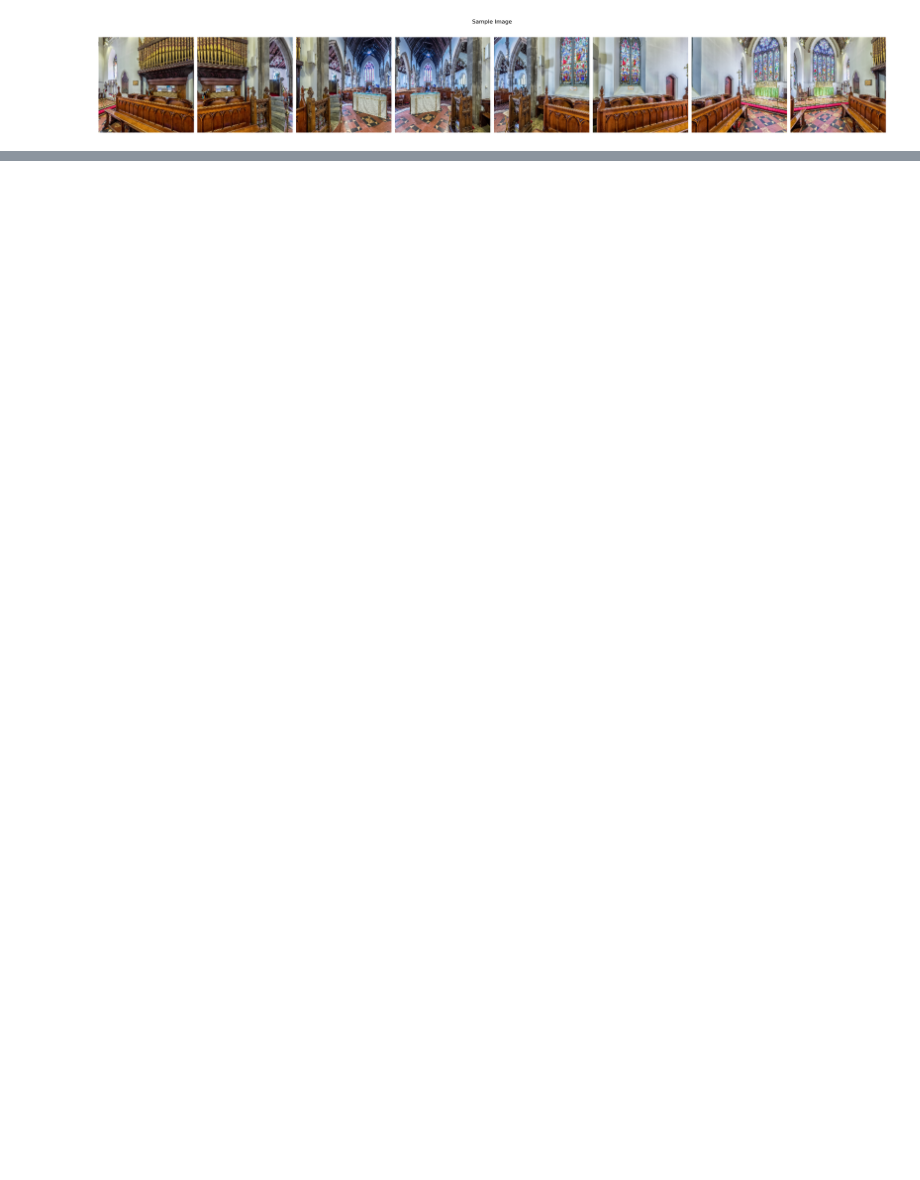
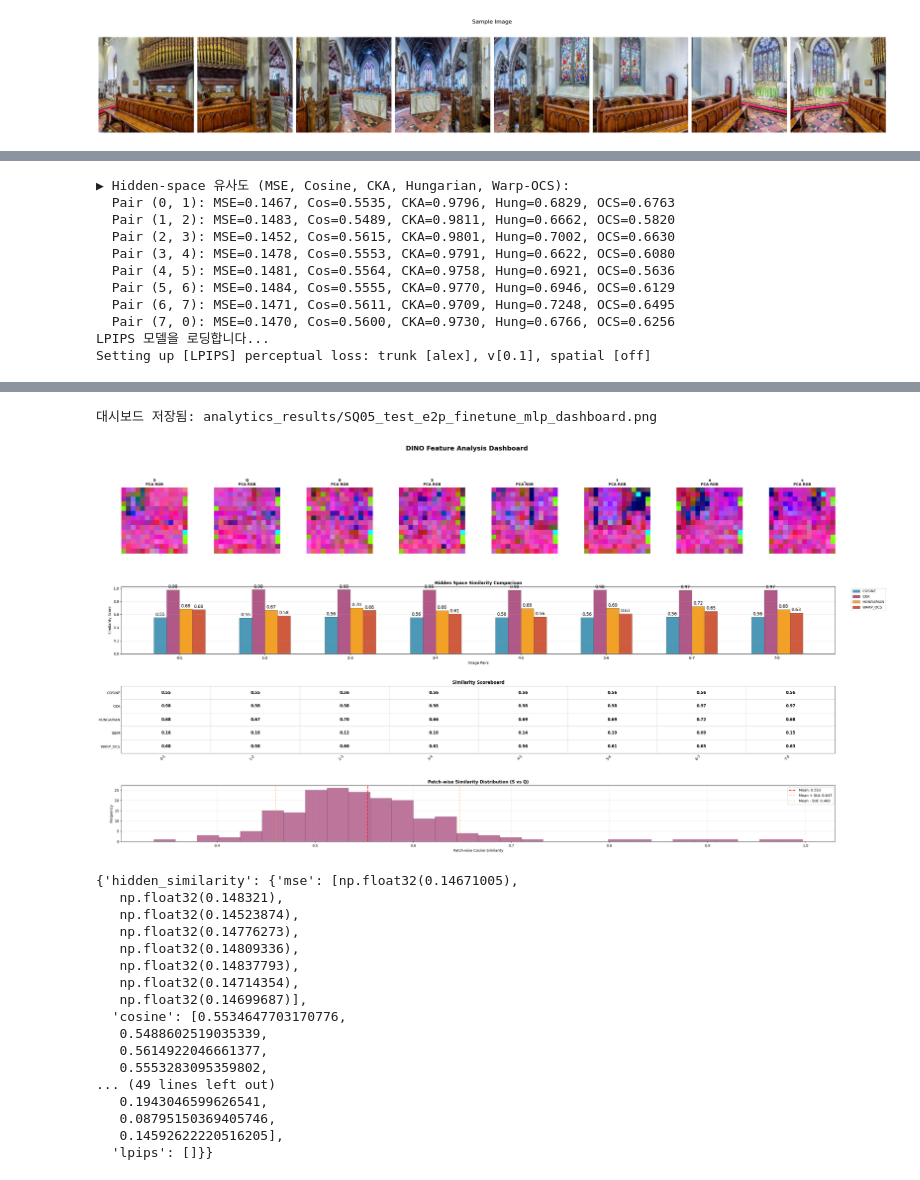
Before and after one commit to wooseungw/panollava, a Jupyter notebook: extract_visual_features.ipynb, the cells around one changed output, grey strips where cells are left out. Saved outputs shown, nothing was run; the diff lists cells and outputs as text; code cells hidden in the pictures; blank space fills up the shorter version.

```diff
--- a/extract_visual_features.ipynb
+++ b/extract_visual_features.ipynb
@@ -213,0 +175,18 @@ Loading model from: /data/3_lib/miniconda3/envs/panovlm/lib/python3.12/site-pack
+# %%
+visualizer.create_comprehensive_dashboard(
+    titles=checkpoint_path.split("/")[1],
+    view_metadata=metadata,
+    save_path=f"analytics_results/{checkpoint_path.split('/')[1]}_dashboard.png"
+)
+# %% [output]
+▶ Hidden-space 유사도 (MSE, Cosine, CKA, Hungarian, Warp-OCS):
+  Pair (0, 1): MSE=0.1467, Cos=0.5535, CKA=0.9796, Hung=0.6829, OCS=0.6763
+  Pair (1, 2): MSE=0.1483, Cos=0.5489, CKA=0.9811, Hung=0.6662, OCS=0.5820
+  Pair (2, 3): MSE=0.1452, Cos=0.5615, CKA=0.9801, Hung=0.7002, OCS=0.6630
+  Pair (3, 4): MSE=0.1478, Cos=0.5553, CKA=0.9791, Hung=0.6622, OCS=0.6080
+  Pair (4, 5): MSE=0.1481, Cos=0.5564, CKA=0.9758, Hung=0.6921, OCS=0.5636
+  Pair (5, 6): MSE=0.1484, Cos=0.5555, CKA=0.9770, Hung=0.6946, OCS=0.6129
+  Pair (6, 7): MSE=0.1471, Cos=0.5611, CKA=0.9709, Hung=0.7248, OCS=0.6495
+  Pair (7, 0): MSE=0.1470, Cos=0.5600, CKA=0.9730, Hung=0.6766, OCS=0.6256
+LPIPS 모델을 로딩합니다...
+Setting up [LPIPS] perceptual loss: trunk [alex], v[0.1], spatial [off]
@@ -213,0 +211,19 @@ Loading model from: /data/3_lib/miniconda3/envs/panovlm/lib/python3.12/site-pack
+대시보드 저장됨: analytics_results/SQ05_test_e2p_finetune_mlp_dashboard.png
+[figure, added]
+{'hidden_similarity': {'mse': [np.float32(0.14671005),
+   np.float32(0.148321),
+   np.float32(0.14523874),
+   np.float32(0.14776273),
+   np.float32(0.14809336),
+   np.float32(0.14837793),
+   np.float32(0.14714354),
+   np.float32(0.14699687)],
+  'cosine': [0.5534647703170776,
+   0.5488602519035339,
+   0.5614922046661377,
+   0.5553283095359802,
+... (49 lines left out)
+   0.1943046599626541,
+   0.08795150369405746,
+   0.14592622220516205],
+  'lpips': []}}
```
Also changed, not shown: parts of 4 cells of this notebook, 15 other files.
